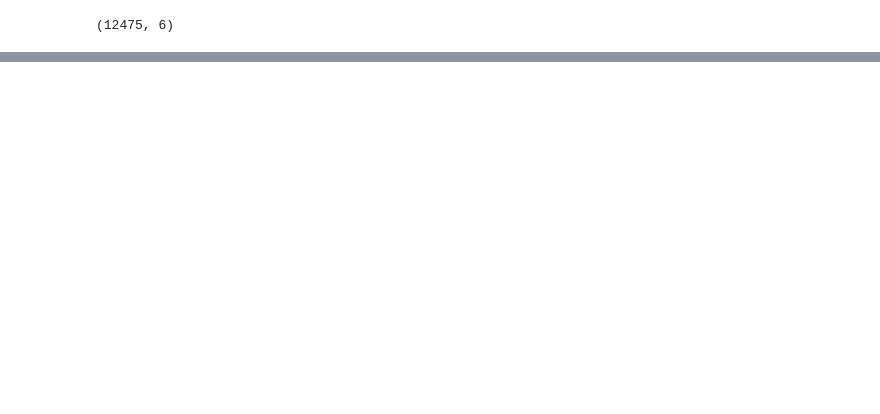
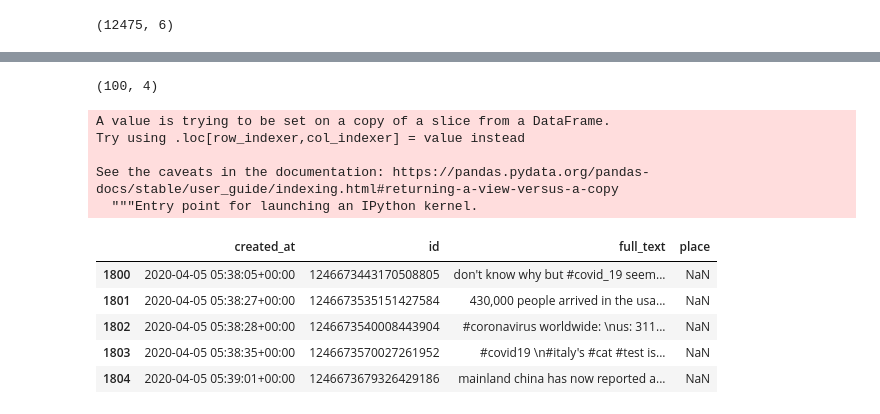
Before and after one commit to cravenre/Twitter_sentiment_in_pandemic, a Jupyter notebook: entity_grouping.ipynb, the cells around one changed output, grey strips where cells are left out. Drawn from its saved outputs; the diff is of its cells as text; code cells hidden in the pictures; blank space fills up the shorter version.

```diff
--- a/entity_grouping.ipynb
+++ b/entity_grouping.ipynb
@@ -95,0 +250,2 @@ test.shape
+# %%
+china_test['id'] = china_test.id.astype('int64')
@@ -95,0 +266,25 @@ test.shape
+# %%
+china_test['created_at'] = pd.to_datetime(china_test.created_at, utc=True)
+# %%
+small_test = china_test[1800:1900]
+# %%
+small_test.shape
+# %% [output]
+(100, 4)
+# %%
+small_test['created_at'] = pd.to_datetime(small_test.created_at)
+# %% [output]
+A value is trying to be set on a copy of a slice from a DataFrame.
+Try using .loc[row_indexer,col_indexer] = value instead
+
+See the caveats in the documentation: https://pandas.pydata.org/pandas-docs/stable/user_guide/indexing.html#returning-a-view-versus-a-copy
+  """Entry point for launching an IPython kernel.
+# %%
+small_test.head()
+# %% [output]
+|  | created_at | id | full_text | place |
+| 1800 | 2020-04-05 05:38:05+00:00 | 1246673443170508805 | don't know why but #covid_19 seem... | NaN |
+| 1801 | 2020-04-05 05:38:27+00:00 | 1246673535151427584 | 430,000 people arrived in the usa... | NaN |
+| 1802 | 2020-04-05 05:38:28+00:00 | 1246673540008443904 | #coronavirus worldwide: \nus: 311... | NaN |
+| 1803 | 2020-04-05 05:38:35+00:00 | 1246673570027261952 | #covid19 \n#italy's #cat #test is... | NaN |
+| 1804 | 2020-04-05 05:39:01+00:00 | 1246673679326429186 | mainland china has now reported a... | NaN |
```
Also changed, not shown: parts of 31 cells of this notebook, 1 other file.
